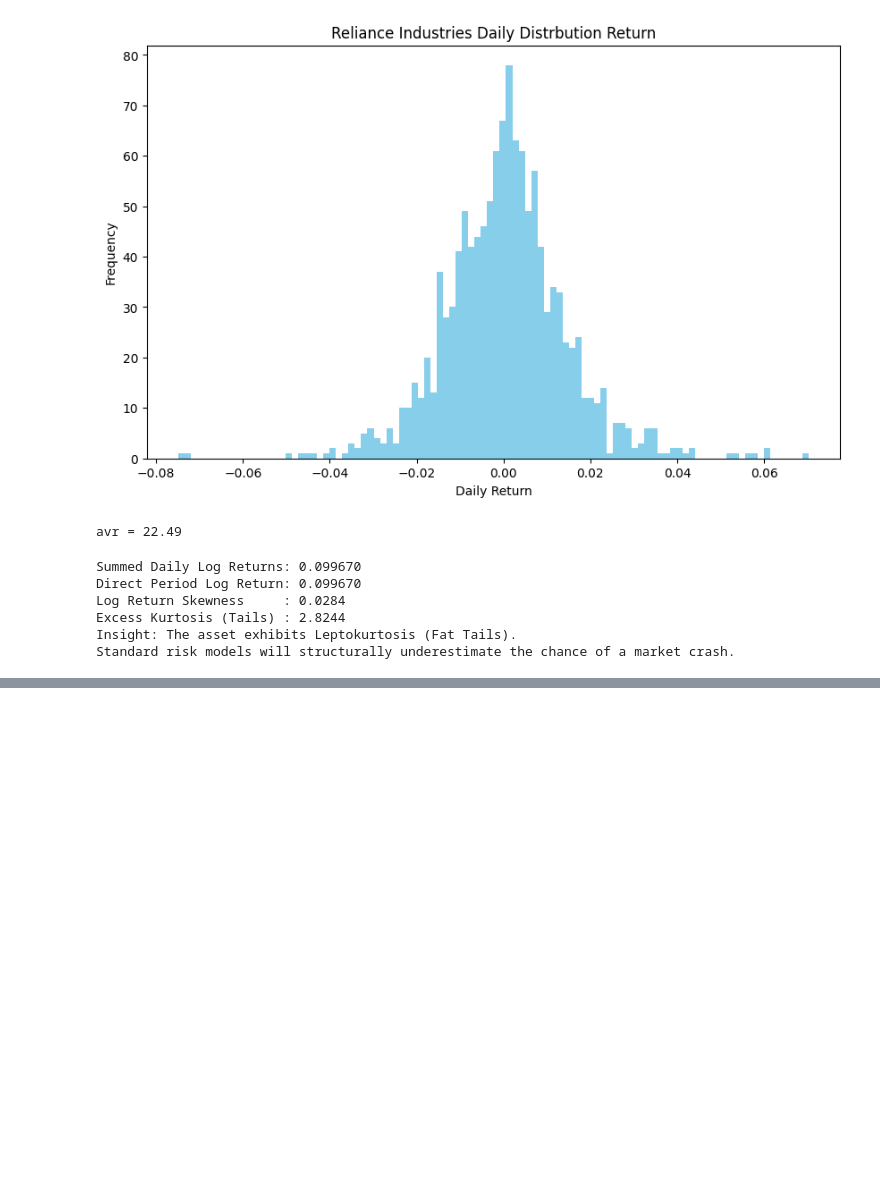
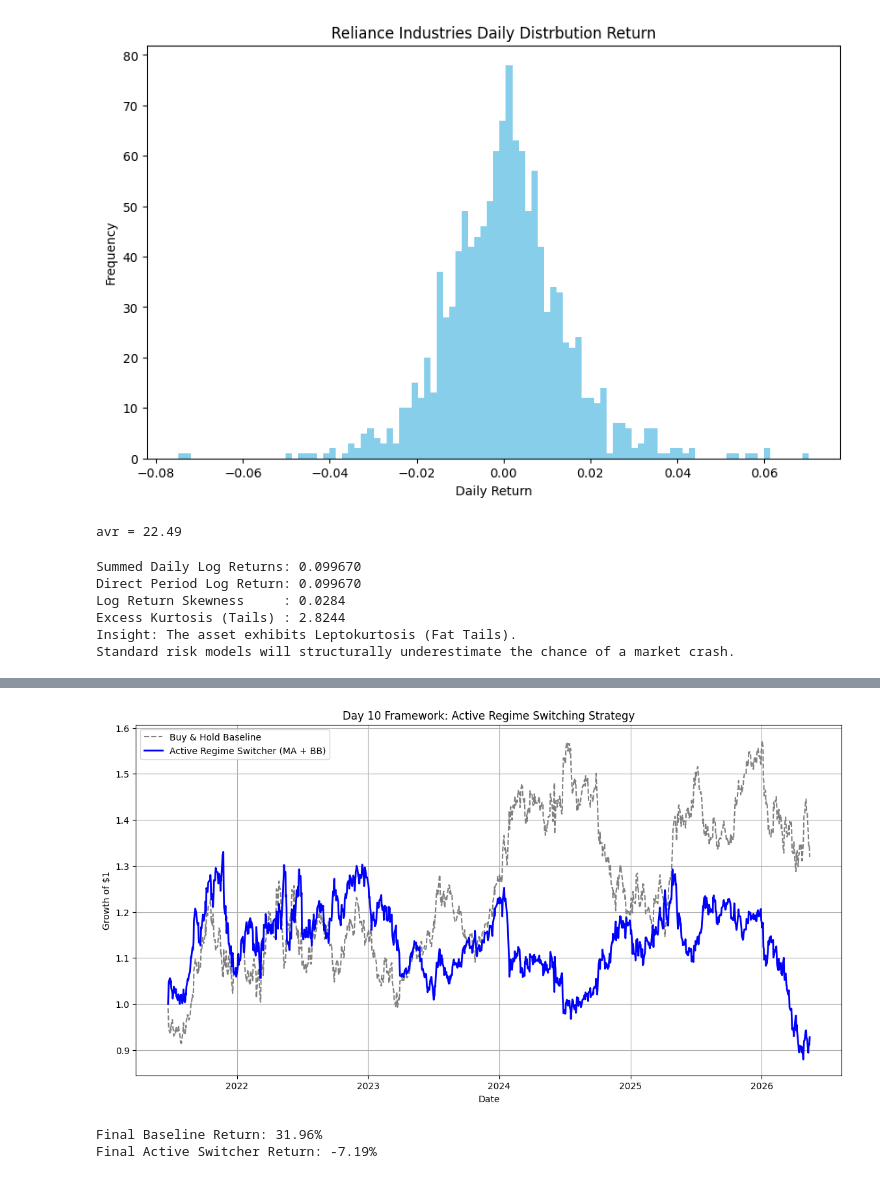
Before and after one commit to justcode00/quant_summer_2026, a Jupyter notebook: week1_analysis.ipynb, the cells around one changed output, grey strips where cells are left out. Saved outputs shown, nothing was run; the diff lists cells and outputs as text; code cells hidden in the pictures; blank space fills up the shorter version.

```diff
--- a/week1_analysis.ipynb
+++ b/week1_analysis.ipynb
@@ -251,0 +472,71 @@ Signal: Bearish Momentum-> The current price is lower than the average of the pr
+# %%
+#Create a clean copy of your data named df_custom.Compute a 10-day moving average of the 'Close' price and name the column MA_10.
+#Create the trend signal column named Trend_Signal: If 'Close' > MA_10, the signal is 1, otherwise -1. Use np.where().
+#Compute a 20-day moving average (MA_20) and a 20-day rolling standard deviation (STD_20) of the 'Close' price using
+#.rolling(window=20).mean() and .std().Create the Bollinger upper and lower bands:
+#Upper_B = $MA_{20} + (2 \times STD_{20})$Lower_B = $MA_{20} - (2 \times STD_{20})$
+
+df_active = data.copy().sort_index()
+df_active['Market_Return'] = df['Close'].pct_change()
+
+df_active['MA_10'] = df_active['Close'].rolling(window=10).mean()
+df_active['Trend_Signal'] = np.where(df_active['Close'] >df_active['MA_10'], 1, -1)
+
+df_active['MA_20'] = df_active['Close'].rolling(window=20).mean()
+df_active['STD_20'] = df_active['Close'].rolling(window=20).std()
+df_active['Upper_B'] = df_active['MA_20'] + (df_active['STD_20']*2 )
+df_active['Lower_B'] = df_active['MA_20'] - (df_active['STD_20']*2 )
+
+df_active['MR_Signal'] = 0
+df_active.loc[df_active['Close'] < df_active['Lower_B'], 'MR_Signal'] = 1   # Buy bottom
+df_active.loc[df_active['Close'] > df_active['Upper_B'], 'MR_Signal'] = -1  # Sell top
+df_active['MR_Signal'] = df_active['MR_Signal'].replace(0, np.nan).ffill().fillna(0)
+
+# 14-Day ADX
+df_active['H-L'] = df_active['High'] - df_active['Low']
+df_active['H-PC'] = (df_active['High'] - df_active['Close'].shift(1)).abs()
+df_active['L-PC'] = (df_active['Low'] - df_active['Close'].shift(1)).abs()
+df_active['TR'] = df_active[['H-L', 'H-PC', 'L-PC']].max(axis=1)
+
+df_active['UpMove'] = df_active['High'] - df_active['High'].shift(1)
+df_active['DownMove'] = df_active['Low'].shift(1) - df_active['Low']
+df_active['+DM'] = np.where((df_active['UpMove'] > df_active['DownMove']) & (df_active['UpMove'] > 0), df_active['UpMove'], 0)
+df_active['-DM'] = np.where((df_active['DownMove'] > df_active['UpMove']) & (df_active['DownMove'] > 0), df_active['DownMove'], 0)
+
+adx_w = 14
+df_active['TR_s'] = df_active['TR'].rolling(window=adx_w).sum()
+df_active['+DM_s'] = df_active['+DM'].rolling(window=adx_w).sum()
+df_active['-DM_s'] = df_active['-DM'].rolling(window=adx_w).sum()
+
+df_active['+DI'] = 100 * (df_active['+DM_s'] / df_active['TR_s'])
+df_active['-DI'] = 100 * (df_active['-DM_s'] / df_active['TR_s'])
+df_active['DX'] = 100 * (df_active['+DI'] - df_active['-DI']).abs() / (df_active['+DI'] + df_active['-DI'])
+df_active['ADX'] = df_active['DX'].rolling(window=adx_w).mean()
+
+# If ADX > 22 -> Use Trend Signal. If ADX <= 22 -> Use Mean Reversion Signal
+df_active['Master_Signal'] = np.where(df_active['ADX'] > 22, df_active['Trend_Signal'], df_active['MR_Signal'])
+df_active['Master_Pos'] = df_active['Master_Signal'].shift(1)
+df_active['Active_Strat_Return'] = df_active['Market_Return'] * df_active['Master_Pos']
+
+# Cumulative Performance
+df_active = df_active.dropna()
+df_active['Baseline_Cum'] = (1 + df_active['Market_Return'].fillna(0)).cumprod()
+df_active['Active_Switcher_Cum'] = (1 + df_active['Active_Strat_Return'].fillna(0)).cumprod()
+
+plt.figure(figsize=(14, 7))
+plt.plot(df_active['Baseline_Cum'], label='Buy & Hold Baseline', color='gray', linestyle='--')
+plt.plot(df_active['Active_Switcher_Cum'], label='Active Regime Switcher (MA + BB)', color='blue', linewidth=2)
+
+plt.title('Day 10 Framework: Active Regime Switching Strategy')
+plt.xlabel('Date')
+plt.ylabel('Growth of $1')
+plt.legend()
+plt.grid(True)
+plt.show()
+
+print(f"Final Baseline Return: {(df_active['Baseline_Cum'].iloc[-1] - 1) * 100:.2f}%")
+print(f"Final Active Switcher Return: {(df_active['Active_Switcher_Cum'].iloc[-1] - 1) * 100:.2f}%")
+# %% [output]
+[figure, added]
+Final Baseline Return: 31.96%
+Final Active Switcher Return: -7.19%
```
Also changed, not shown: parts of 15 cells of this notebook.
